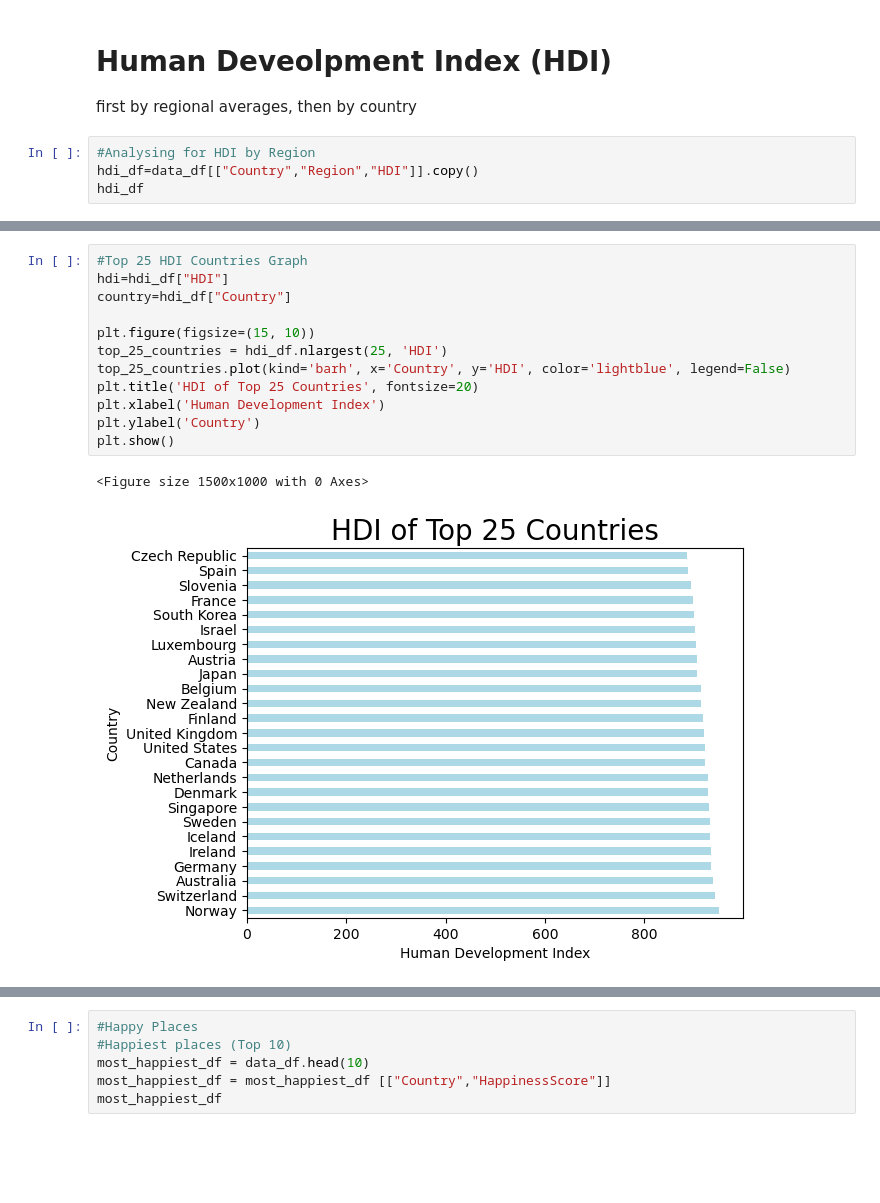
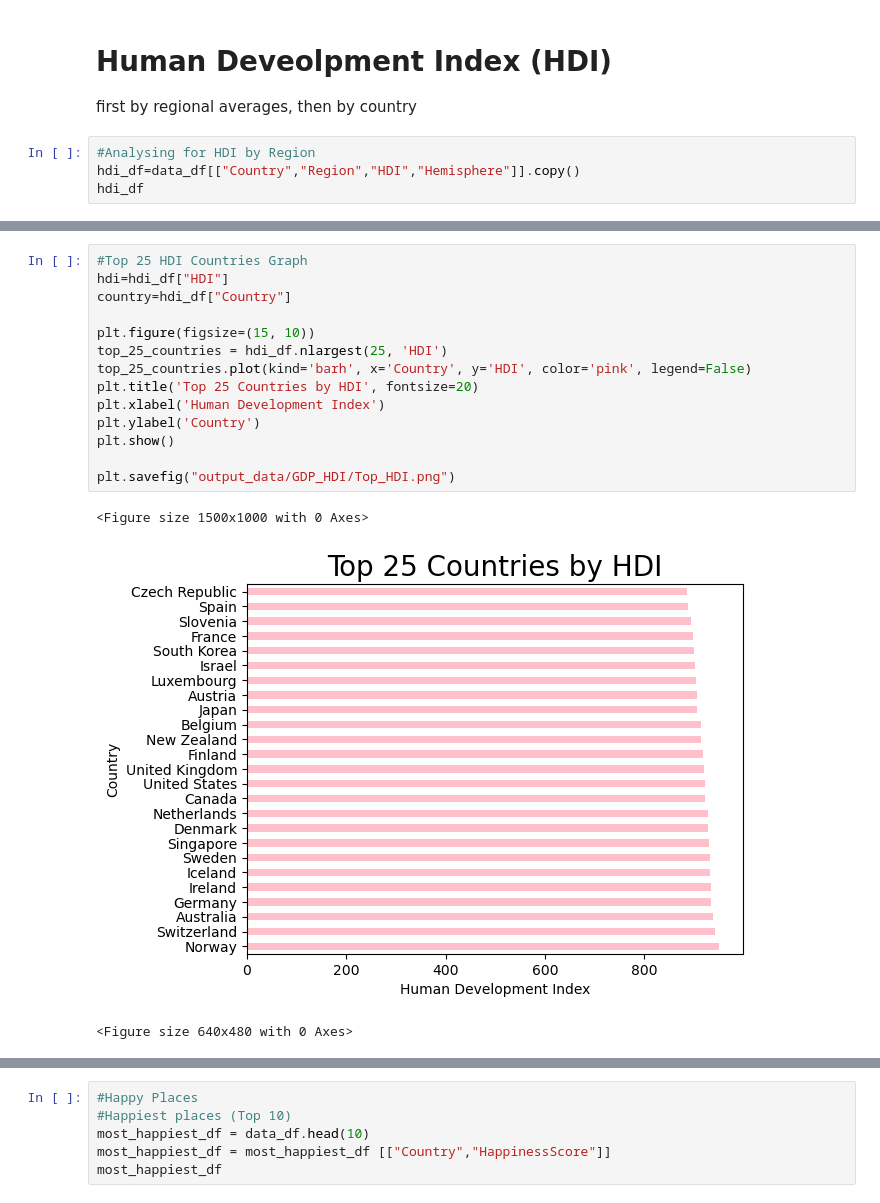
Before and after one commit to mattcaseycpa/project1, a Jupyter notebook: project.ipynb, the cells around one changed output, grey strips where cells are left out. Drawn from its saved outputs; the diff is of its cells as text; blank space fills up the shorter version.

```diff
--- a/project.ipynb
+++ b/project.ipynb
@@ -329,6 +355,6 @@ plt.show()
 first by regional averages, then by country
 # %%
 #Analysing for HDI by Region
-hdi_df=data_df[["Country","Region","HDI"]].copy()
+hdi_df=data_df[["Country","Region","HDI","Hemisphere"]].copy()
 hdi_df
 # %% [output]
@@ -396,18 +442,21 @@ hdi.head(25)
 # %%
 #Top 25 HDI Countries Graph
 hdi=hdi_df["HDI"]
 country=hdi_df["Country"]
 
 plt.figure(figsize=(15, 10))
 top_25_countries = hdi_df.nlargest(25, 'HDI')
-top_25_countries.plot(kind='barh', x='Country', y='HDI', color='lightblue', legend=False)
-plt.title('HDI of Top 25 Countries', fontsize=20)
+top_25_countries.plot(kind='barh', x='Country', y='HDI', color='pink', legend=False)
+plt.title('Top 25 Countries by HDI', fontsize=20)
 plt.xlabel('Human Development Index')
 plt.ylabel('Country')
 plt.show()
+
+plt.savefig("output_data/GDP_HDI/Top_HDI.png")
 # %% [output]
 <Figure size 1500x1000 with 0 Axes>
-[figure, old version]
+[figure, new version]
+<Figure size 640x480 with 0 Axes>
 # %%
 #bottom 25 HDI Countries
 hdi=hdi_df.sort_values(["HDI"],ascending=True)
```
Also changed, not shown: parts of 21 cells of this notebook, 10 other files.
